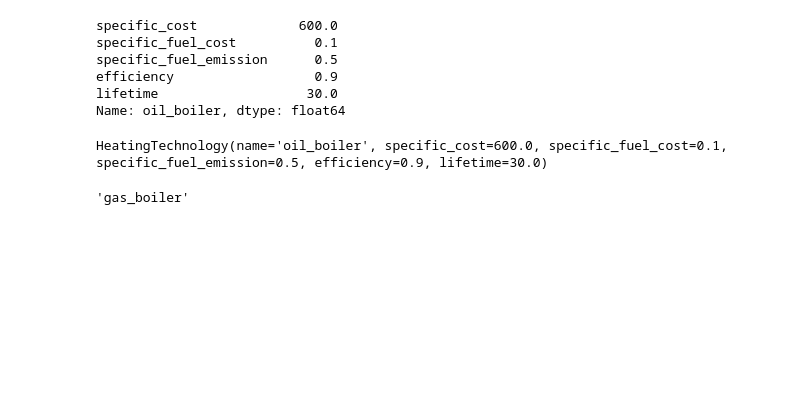
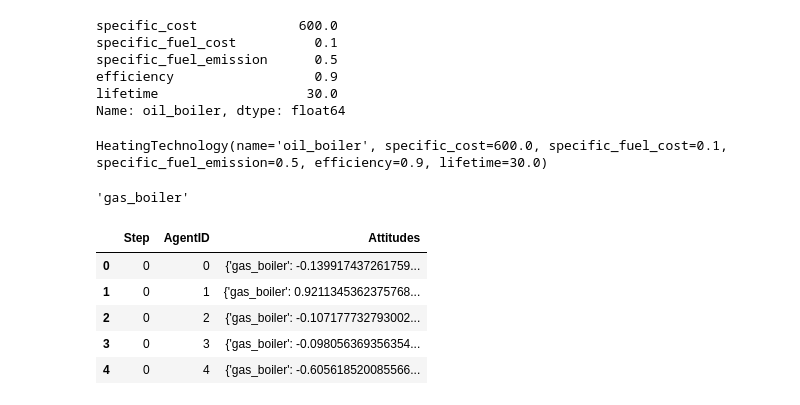
Before and after one commit to david-huck/abetam, a Jupyter notebook: sandbox.ipynb, the cells around one changed output. Saved outputs shown, nothing was run; the diff lists cells and outputs as text; code cells hidden in the pictures; blank space fills up the shorter version.

Commit message:
added attitudes and their display

```diff
--- a/sandbox.ipynb
+++ b/sandbox.ipynb
@@ -138,3 +138,16 @@ boiler_series = heating_techs_df.loc["gas_boiler",:]
 boiler_series.
 # %% [output]
 'gas_boiler'
+# %%
+import pandas as pd
+import ast
+df = pd.read_csv("attitudes.csv", )#dtype={"Step":int,"AgentID":int,"Attitudes":dict})
+df["Attitudes"] = df["Attitudes"].apply(eval)
+df.head()
+# %% [output]
+|  | Step | AgentID | Attitudes |
+| 0 | 0 | 0 | {'gas_boiler': -0.139917437261759... |
+| 1 | 0 | 1 | {'gas_boiler': 0.9211345362375768... |
+| 2 | 0 | 2 | {'gas_boiler': -0.107177732793002... |
+| 3 | 0 | 3 | {'gas_boiler': -0.098056369356354... |
+| 4 | 0 | 4 | {'gas_boiler': -0.605618520085566... |
```
Also changed, not shown: parts of 2 cells of this notebook, 3 other files.
